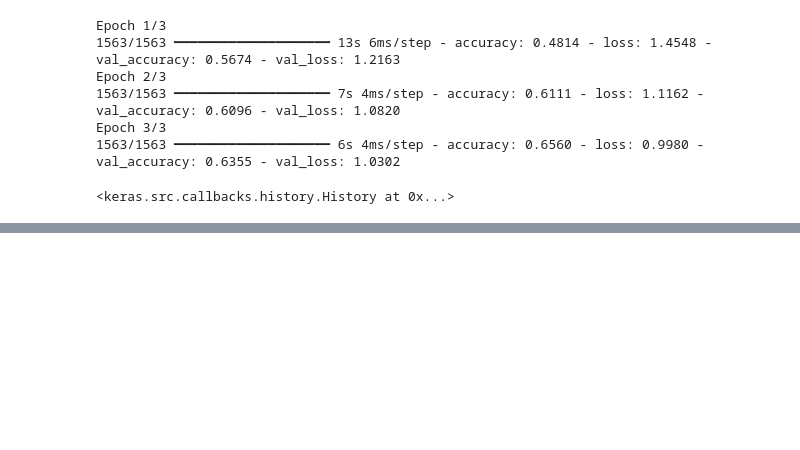
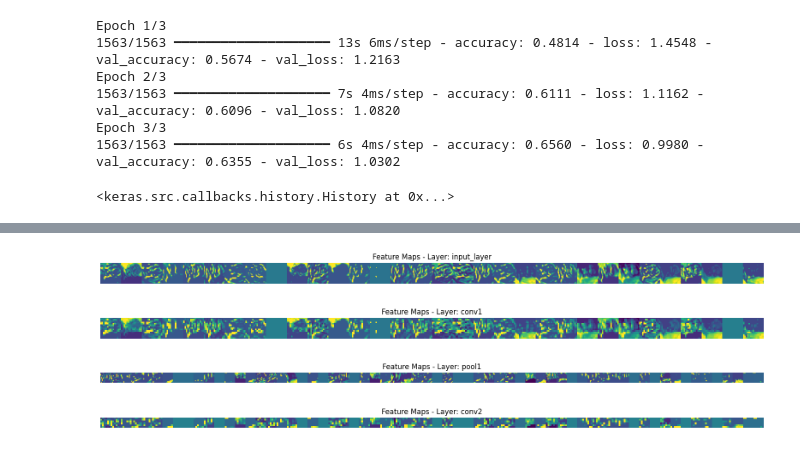
Before and after one commit to AbhishekShah272002/Gen_AI_Computer_Vision_Work, a Jupyter notebook: CNN_Feature_Maps.ipynb, the cells around one changed output, grey strips where cells are left out. Cells and saved outputs as stored; diff of their text form; code cells hidden in the pictures; blank space fills up the shorter version.

```diff
--- a/CNN_Feature_Maps.ipynb
+++ b/CNN_Feature_Maps.ipynb
@@ -43,0 +41,32 @@ activation_model = Model(inputs=model.input, outputs=layer_outputs)
+# %%
+layer_outputs = [layer.output for layer in model.layers if 'conv' in layer.name or 'pool' in layer.name]
+activation_model = Model(inputs=model.input, outputs=layer_outputs)
+
+# Select a single image from the test set and add a batch dimension
+image_input = np.expand_dims(x_test[0], axis=0)
+
+activations = activation_model.predict(image_input)
+
+for layer_name, activation in zip([layer.name for layer in activation_model.layers], activations):
+    n_features = activation.shape[-1]  # number of channels
+    size = activation.shape[1]         # width/height of feature map
+
+    display_grid = np.zeros((size, size * n_features))
+
+    for i in range(n_features):
+        feature_map = activation[0, :, :, i]
+        feature_map -= feature_map.mean()
+        feature_map /= (feature_map.std() + 1e-5)
+        feature_map *= 64
+        feature_map += 128
+        feature_map = np.clip(feature_map, 0, 255).astype('uint8')
+        display_grid[:, i * size : (i + 1) * size] = feature_map
+
+    scale = 20. / n_features
+    plt.figure(figsize=(scale * n_features, scale))
+    plt.title(f'Feature Maps - Layer: {layer_name}')
+    plt.grid(False)
+    plt.imshow(display_grid, aspect='auto', cmap='viridis')
+    plt.axis('off')
+    plt.show()
+# %% [output]
@@ -43,0 +74,4 @@ activation_model = Model(inputs=model.input, outputs=layer_outputs)
+[figure, added]
+[figure, added]
+[figure, added]
+[figure, added]
```
Also changed, not shown: parts of 2 cells of this notebook.
